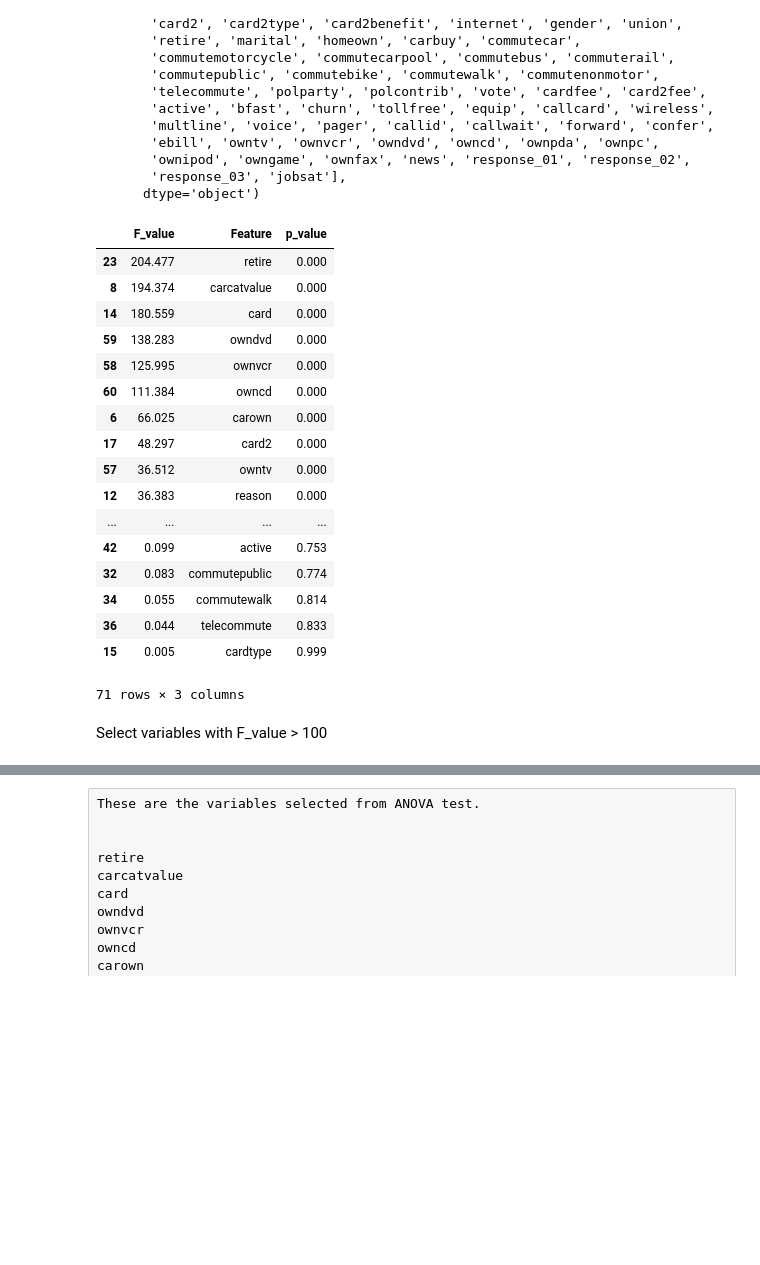
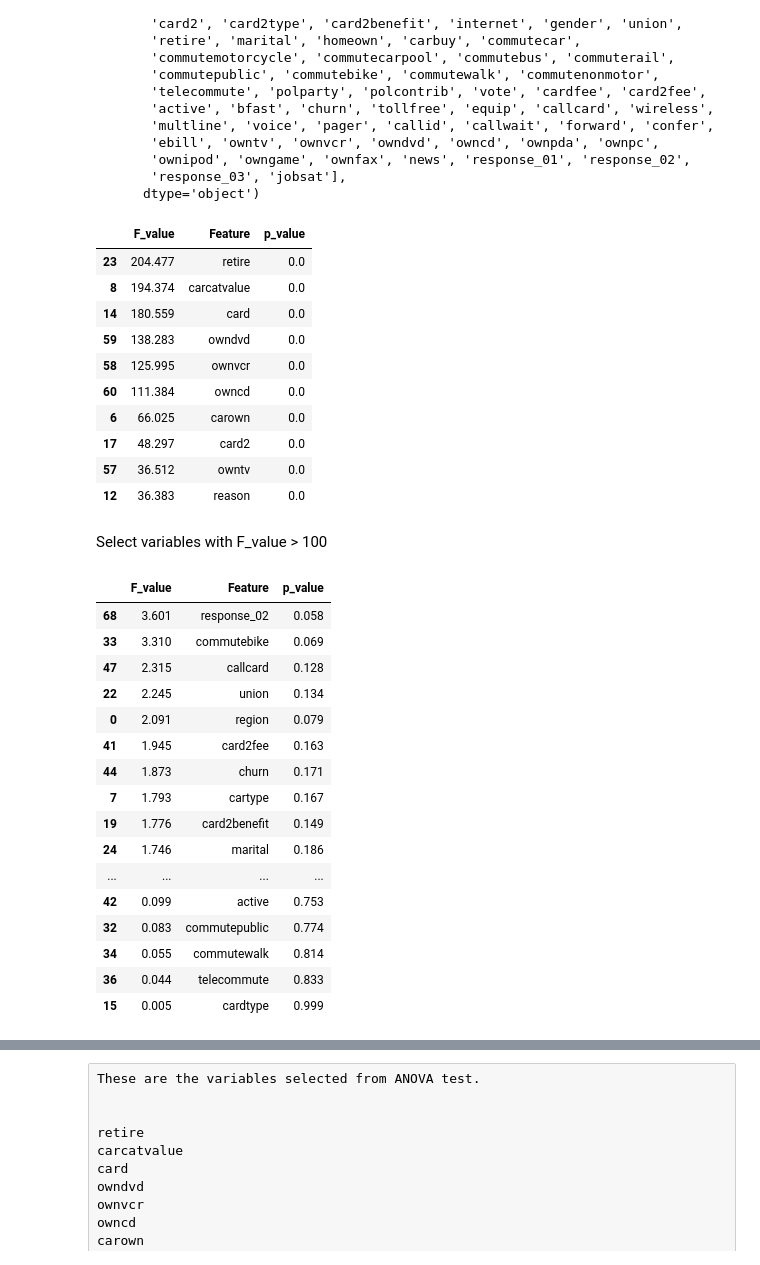
Before and after one commit to devarun07/Analytix, a Jupyter notebook: Projects/1. Predicting Credit Card Spend & Identifying Key Drivers/Project-1.ipynb, the cells around one changed output, grey strips where cells are left out. Drawn from its saved outputs; the diff is of its cells as text; code cells hidden in the pictures; blank space fills up the shorter version.

```diff
--- a/Projects/1. Predicting Credit Card Spend & Identifying Key Drivers/Project-1.ipynb
+++ b/Projects/1. Predicting Credit Card Spend & Identifying Key Drivers/Project-1.ipynb
@@ -665,38 +651,51 @@ data_cat['log_TotalSpend'] = data_num.log_TotalSpend
 # %%
 df_ANOVA = pd.DataFrame()
 for col in data_cat.columns:
     if (col != 'log_TotalSpend'):
         groupList = []
         for item in data_cat[col].unique():
             g = data_cat.log_TotalSpend[data_cat[col] == item]
             groupList.append(g)
         F_value, p_value = stats.f_oneway(*groupList)
         df_ANOVA = df_ANOVA.append({'Feature': col,
                                    'F_value': round(F_value,3),
                                    'p_value': round(p_value,3)
                                    },ignore_index=True)
 df_ANOVA = df_ANOVA.sort_values(by=['F_value'],ascending=False)
-df_ANOVA
+df_ANOVA.head(10)
 # %% [output]
 |  | F_value | Feature | p_value |
-| 23 | 204.477 | retire | 0.000 |
-| 8 | 194.374 | carcatvalue | 0.000 |
-| 14 | 180.559 | card | 0.000 |
-| 59 | 138.283 | owndvd | 0.000 |
-| 58 | 125.995 | ownvcr | 0.000 |
-| 60 | 111.384 | owncd | 0.000 |
-| 6 | 66.025 | carown | 0.000 |
-| 17 | 48.297 | card2 | 0.000 |
-| 57 | 36.512 | owntv | 0.000 |
-| 12 | 36.383 | reason | 0.000 |
-| ... | ... | ... | ... |
-| 42 | 0.099 | active | 0.753 |
-| 32 | 0.083 | commutepublic | 0.774 |
-| 34 | 0.055 | commutewalk | 0.814 |
-| 36 | 0.044 | telecommute | 0.833 |
-| 15 | 0.005 | cardtype | 0.999 |
+| 23 | 204.477 | retire | 0.0 |
+| 8 | 194.374 | carcatvalue | 0.0 |
+| 14 | 180.559 | card | 0.0 |
+| 59 | 138.283 | owndvd | 0.0 |
+| 58 | 125.995 | ownvcr | 0.0 |
+| 60 | 111.384 | owncd | 0.0 |
+| 6 | 66.025 | carown | 0.0 |
+| 17 | 48.297 | card2 | 0.0 |
+| 57 | 36.512 | owntv | 0.0 |
+| 12 | 36.383 | reason | 0.0 |
-71 rows × 3 columns
 # %% [markdown]
 Select variables with F_value > 100
+# %%
+df_ANOVA[df_ANOVA['p_value'] > 0.05]
+# %% [output]
+|  | F_value | Feature | p_value |
+| 68 | 3.601 | response_02 | 0.058 |
+| 33 | 3.310 | commutebike | 0.069 |
+| 47 | 2.315 | callcard | 0.128 |
+| 22 | 2.245 | union | 0.134 |
+| 0 | 2.091 | region | 0.079 |
+| 41 | 1.945 | card2fee | 0.163 |
+| 44 | 1.873 | churn | 0.171 |
+| 7 | 1.793 | cartype | 0.167 |
+| 19 | 1.776 | card2benefit | 0.149 |
+| 24 | 1.746 | marital | 0.186 |
+| ... | ... | ... | ... |
+| 42 | 0.099 | active | 0.753 |
+| 32 | 0.083 | commutepublic | 0.774 |
+| 34 | 0.055 | commutewalk | 0.814 |
+| 36 | 0.044 | telecommute | 0.833 |
+| 15 | 0.005 | cardtype | 0.999 |
 # %%
 list_ANOVA = []
```
Also changed, not shown: parts of 48 cells of this notebook.
